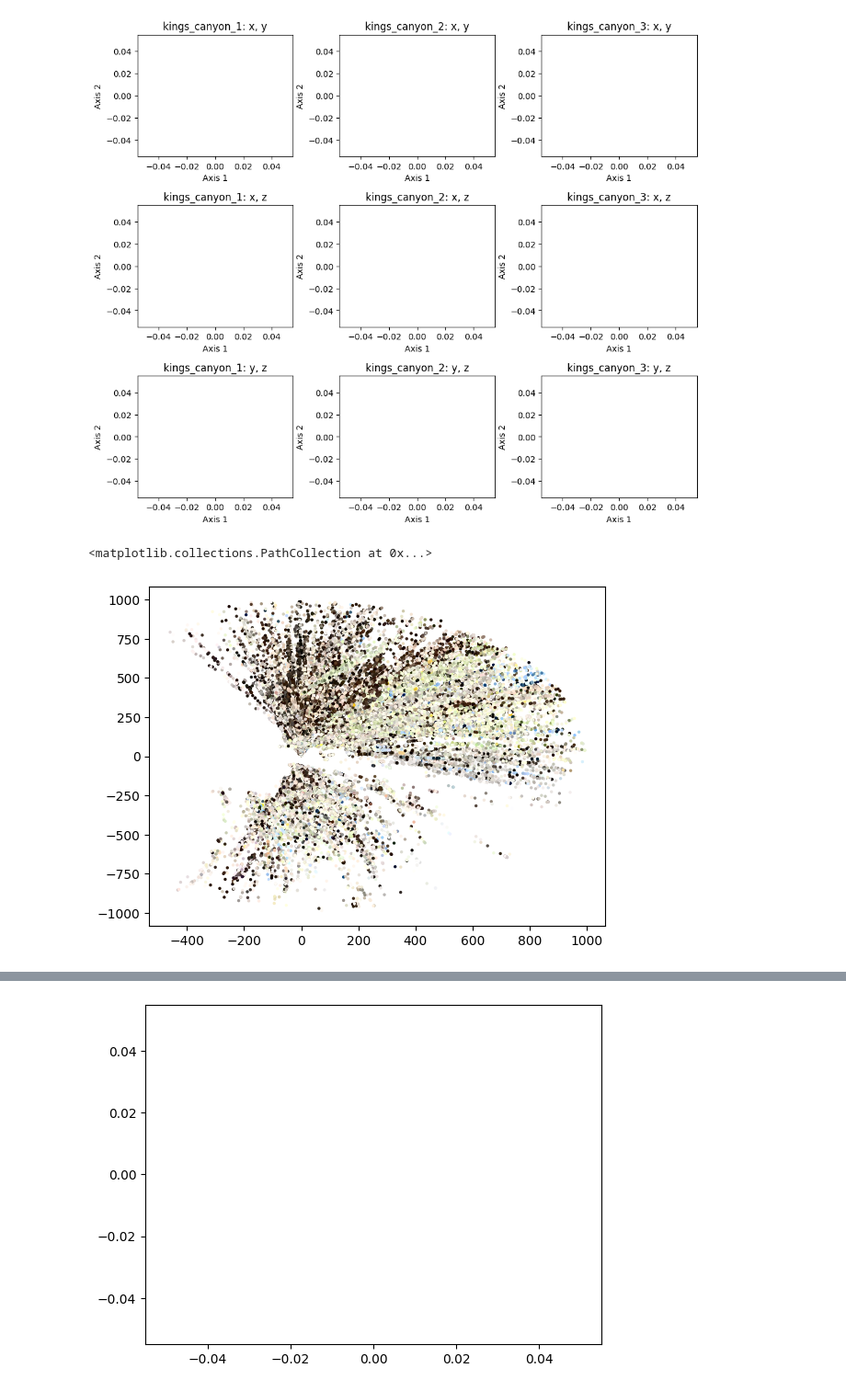
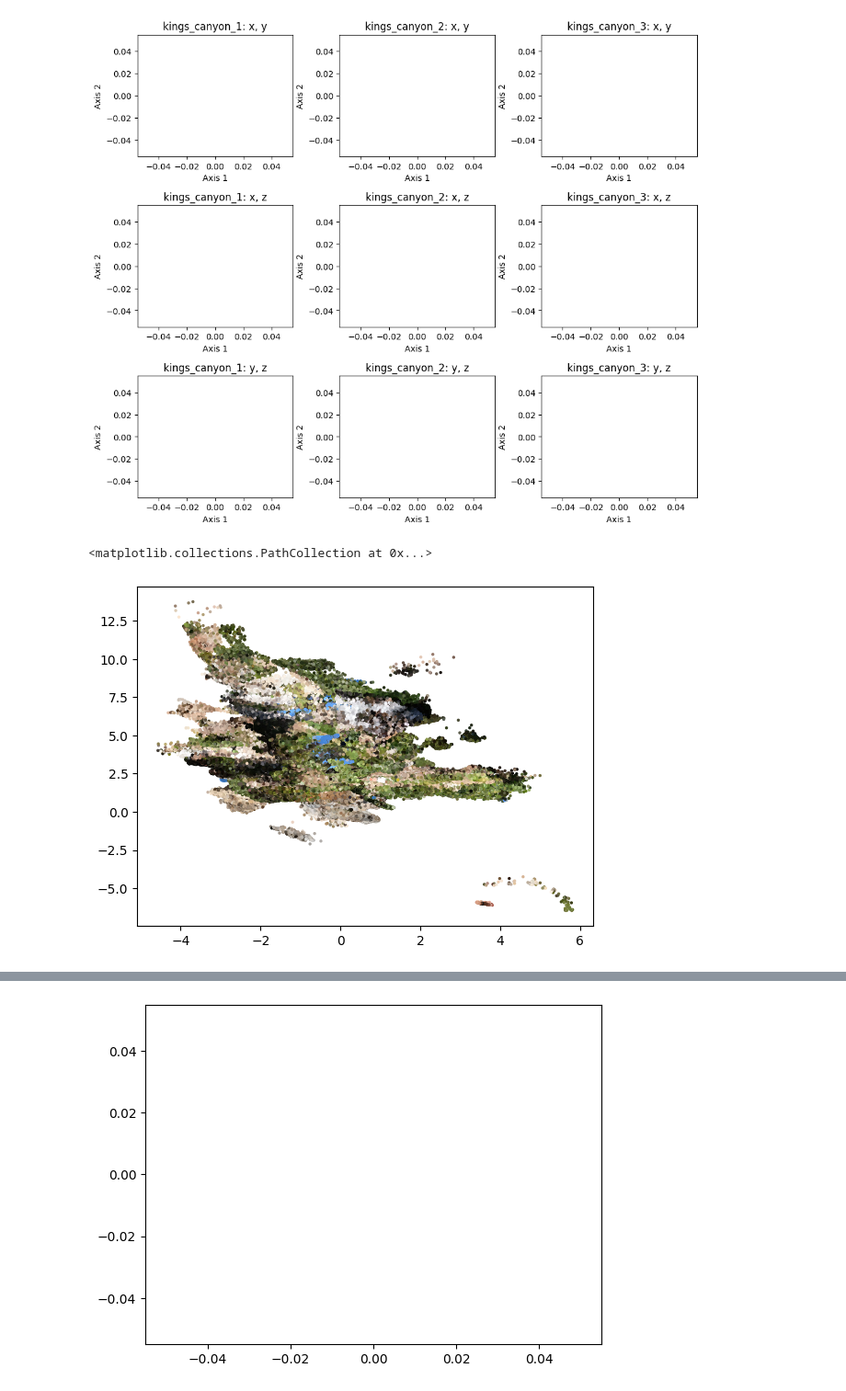
Before and after one commit to humishum/mapper, a Jupyter notebook: sandbox.ipynb, the cells around one changed output, grey strips where cells are left out. Shown at 92% size. Cells and saved outputs as stored; diff of their text form; code cells hidden in the pictures.

```diff
--- a/sandbox.ipynb
+++ b/sandbox.ipynb
@@ -267,7 +271,9 @@ plt.show()
 # %% [output]
 [figure]
 # %%
-plt.scatter(points[:, 0], points[:, 2], c=colors, s=2)
+pc = o3d.io.read_point_cloud("/home/ape/repos/mapper/data/output_kings_canyon/kings_canyon_must3r_20260105_211309/outputs/kings_canyon_1/aligned_pointcloud.ply")
+points = np.asarray(pc.points)
+colors = np.asarray(pc.colors)
 # %% [output]
 <matplotlib.collections.PathCollection at 0x...>
-[figure, old version]
+[figure, new version]
```
Also changed, not shown: parts of 3 cells of this notebook, 15 other files.
